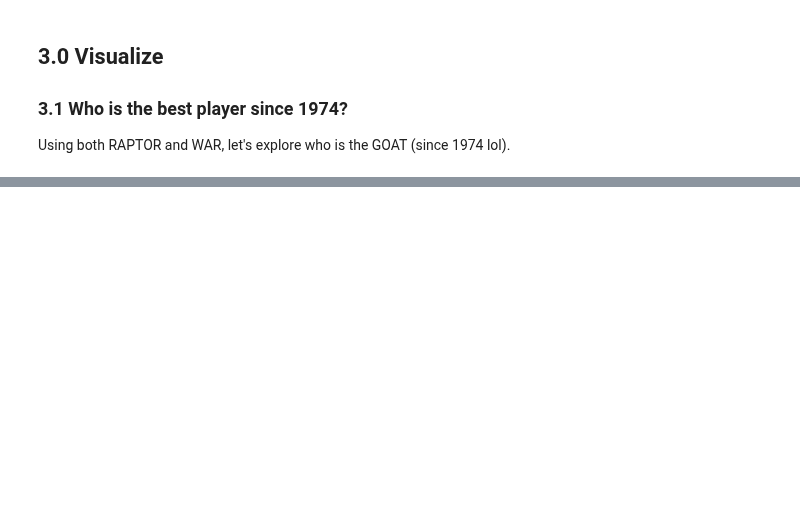
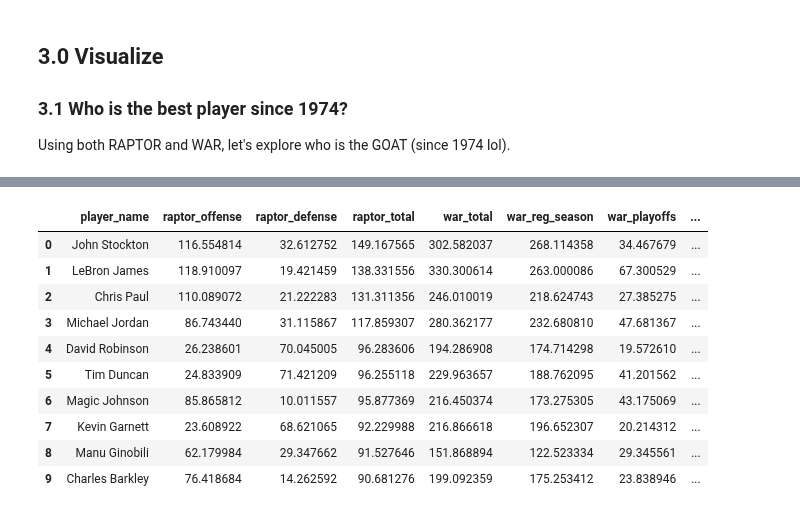
Before and after one commit to BrettlyCD/data538-nba, a Jupyter notebook: viz.ipynb, the cells around one changed output, grey strips where cells are left out. Cells and saved outputs as stored; diff of their text form; code cells hidden in the pictures; blank space fills up the shorter version.

```diff
--- a/viz.ipynb
+++ b/viz.ipynb
@@ -92,0 +100,14 @@ nba_group.head(3)
+# %%
+raptor_10
+# %% [output]
+|  | player_name | raptor_offense | raptor_defense | raptor_total | war_total | war_reg_season | war_playoffs | ... |
+| 0 | John Stockton | 116.554814 | 32.612752 | 149.167565 | 302.582037 | 268.114358 | 34.467679 | ... |
+| 1 | LeBron James | 118.910097 | 19.421459 | 138.331556 | 330.300614 | 263.000086 | 67.300529 | ... |
+| 2 | Chris Paul | 110.089072 | 21.222283 | 131.311356 | 246.010019 | 218.624743 | 27.385275 | ... |
+| 3 | Michael Jordan | 86.743440 | 31.115867 | 117.859307 | 280.362177 | 232.680810 | 47.681367 | ... |
+| 4 | David Robinson | 26.238601 | 70.045005 | 96.283606 | 194.286908 | 174.714298 | 19.572610 | ... |
+| 5 | Tim Duncan | 24.833909 | 71.421209 | 96.255118 | 229.963657 | 188.762095 | 41.201562 | ... |
+| 6 | Magic Johnson | 85.865812 | 10.011557 | 95.877369 | 216.450374 | 173.275305 | 43.175069 | ... |
+| 7 | Kevin Garnett | 23.608922 | 68.621065 | 92.229988 | 216.866618 | 196.652307 | 20.214312 | ... |
+| 8 | Manu Ginobili | 62.179984 | 29.347662 | 91.527646 | 151.868894 | 122.523334 | 29.345561 | ... |
+| 9 | Charles Barkley | 76.418684 | 14.262592 | 90.681276 | 199.092359 | 175.253412 | 23.838946 | ... |
```
Also changed, not shown: parts of 6 cells of this notebook.
